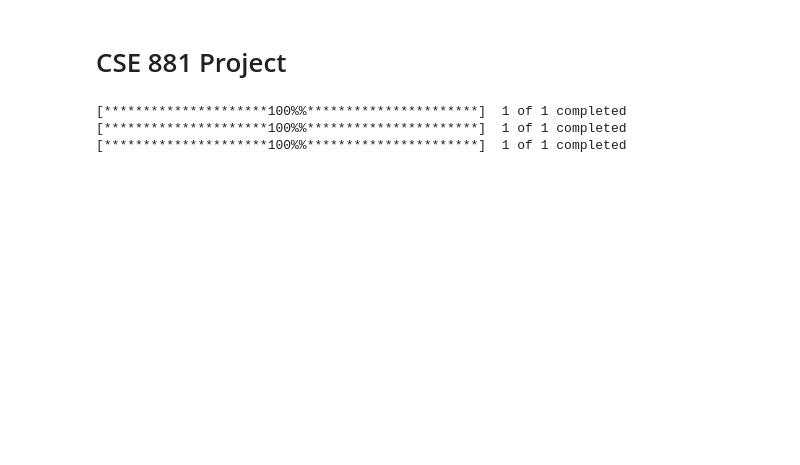
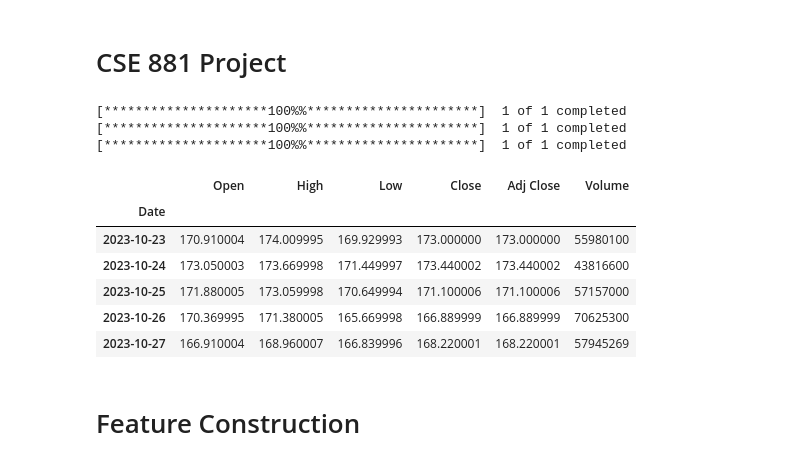
Before and after one commit to milosabogal/CSE-881-Project, a Jupyter notebook: CSE 881 Project.ipynb, the cells around one changed output. Drawn from its saved outputs; the diff is of its cells as text; code cells hidden in the pictures; blank space fills up the shorter version.

```diff
--- a/CSE 881 Project.ipynb
+++ b/CSE 881 Project.ipynb
@@ -48,6 +56,20 @@ yfinance_data_dict = get_yfinance_data(tickers, start_date, end_date)
 [*********************100%%**********************]  1 of 1 completed
 [*********************100%%**********************]  1 of 1 completed
 [*********************100%%**********************]  1 of 1 completed
+# %%
+# Example dataframe
+example_df = yfinance_data_dict["AAPL"]
+example_df.tail()
+# %% [output]
+|  | Open | High | Low | Close | Adj Close | Volume |
+| Date |  |  |  |  |  |  |
+| 2023-10-23 | 170.910004 | 174.009995 | 169.929993 | 173.000000 | 173.000000 | 55980100 |
+| 2023-10-24 | 173.050003 | 173.669998 | 171.449997 | 173.440002 | 173.440002 | 43816600 |
+| 2023-10-25 | 171.880005 | 173.059998 | 170.649994 | 171.100006 | 171.100006 | 57157000 |
+| 2023-10-26 | 170.369995 | 171.380005 | 165.669998 | 166.889999 | 166.889999 | 70625300 |
+| 2023-10-27 | 166.910004 | 168.960007 | 166.839996 | 168.220001 | 168.220001 | 57945269 |
+# %% [markdown]
+# Feature Construction
 # %%
 # Returns
 for ticker_df in yfinance_data_dict.values():
```
Also changed, not shown: parts of 26 cells of this notebook.
